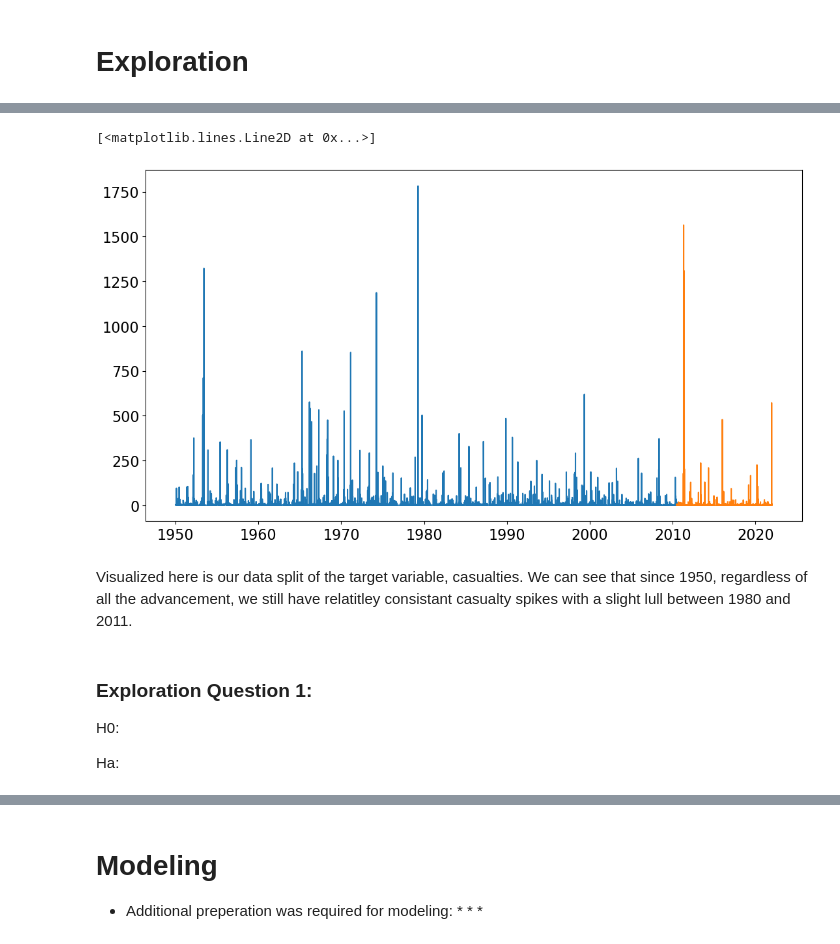
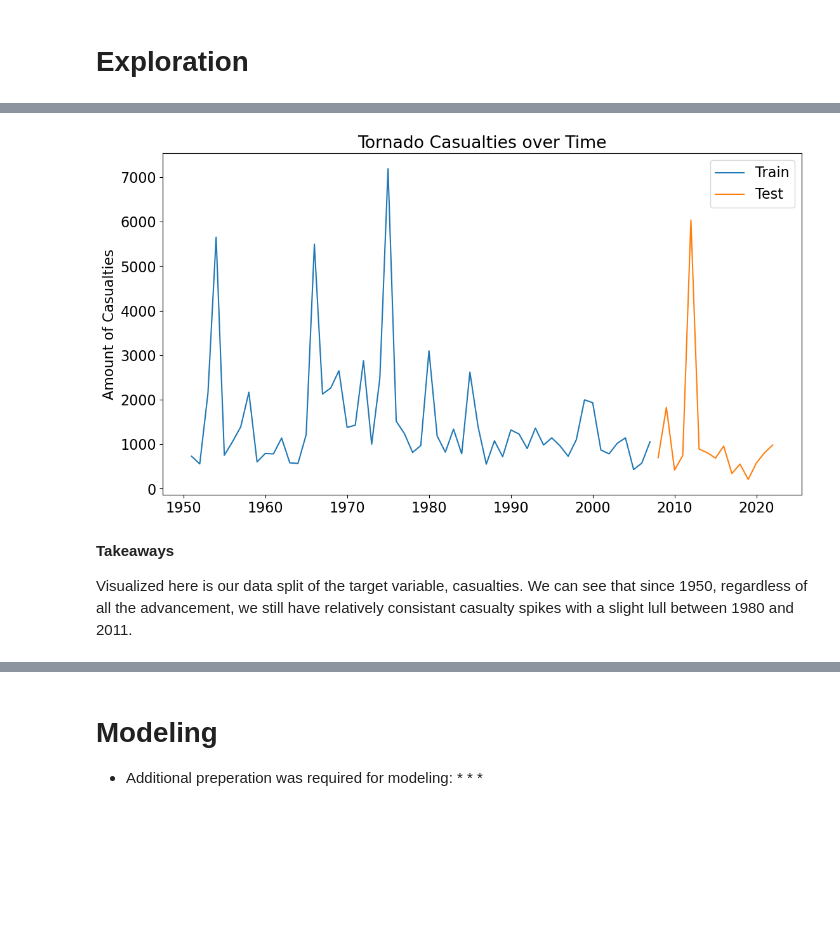
Before and after one commit to skylerschnee/twister-predictor, a Jupyter notebook: final_notebook.ipynb, the cells around one changed output, grey strips where cells are left out. Cells and saved outputs as stored; diff of their text form; code cells hidden in the pictures; blank space fills up the shorter version.

```diff
--- a/final_notebook.ipynb
+++ b/final_notebook.ipynb
@@ -97 +107,14 @@ df_by_year.head()
+# %%
+plt.plot(train_by_year.index, train_by_year.casualties)
+plt.plot(test_by_year.index, test_by_year.casualties)
+plt.title('Tornado Casualties over Time')
+plt.ylabel('Amount of Casualties')
+plt.legend(['Train','Test'])
+plt.show()
+# %% [output]
+[figure, added]
+# %% [markdown]
+**Takeaways**
+
+Visualized here is our data split of the target variable, casualties. We can see that since 1950, regardless of all the advancement, we still have relatively consistant casualty spikes with a slight lull between 1980 and 2011.
 # %%
@@ -99,16 +122,0 @@ train_by_year, test_by_year = w.split_data(df, train_size=0.8)
-# %%
-plt.plot(train_by_year.index, train_by_year.casualties)
-plt.plot(test_by_year.index, test_by_year.casualties)
-# %% [output]
-[<matplotlib.lines.Line2D at 0x...>]
-[figure, removed]
-# %% [markdown]
-Visualized here is our data split of the target variable, casualties. We can see that since 1950, regardless of all the advancement, we still have relatitley consistant casualty spikes with a slight lull between 1980 and 2011.
-# %% [markdown]
-### Exploration Question 1:
-
-
-
-H0:
-
-Ha:
```
Also changed, not shown: parts of 14 cells of this notebook, 3 other files.
